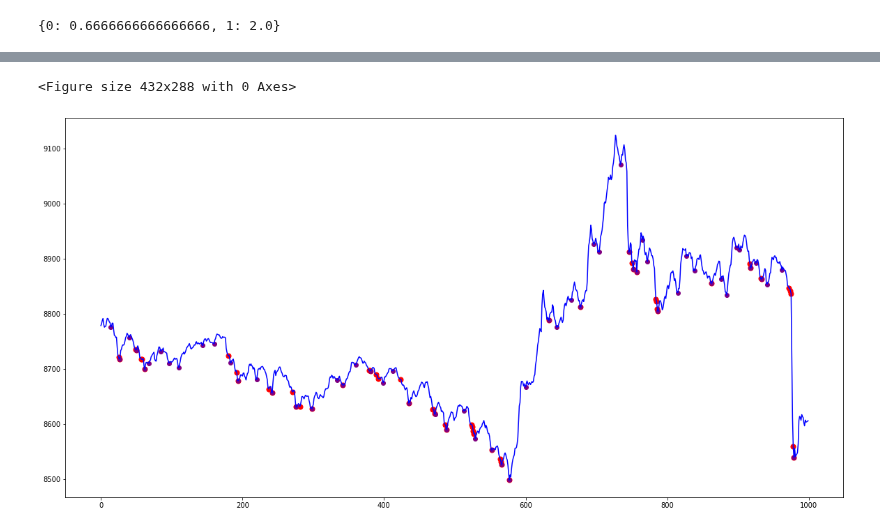
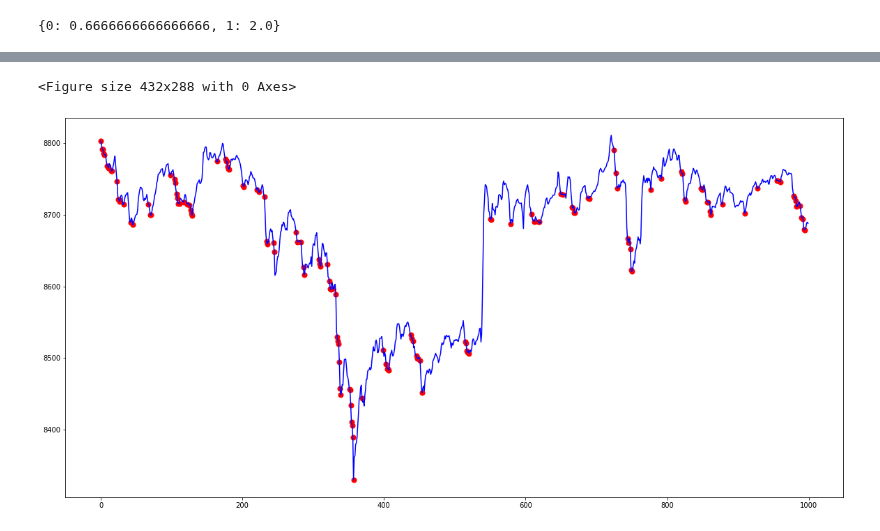
Before and after one commit to lowrollr/moonshot, a Jupyter notebook: back_testing/v2/research/notebooks/classification/ross's_notebook.ipynb, the cells around one changed output, grey strips where cells are left out. Drawn from its saved outputs; the diff is of its cells as text; code cells hidden in the pictures.

Commit message:
all of the changes for the reporting and also the tests in neural networks, ensemble classifiers, and real time with connecting the containers to each other

```diff
--- a/back_testing/v2/research/notebooks/classification/ross's_notebook.ipynb
+++ b/back_testing/v2/research/notebooks/classification/ross's_notebook.ipynb
@@ -23,9 +23,9 @@ from sklearn.linear_model import LogisticRegression
 nu = notebookUtils()
 model_name = "strawmaker"
 # %%
-dataset, features, indicators = nu.loadData(indicators=[('bop', 'close'),('optimal_v2', 'close')],
+dataset, features, indicators = nu.loadData(indicators=[('moh', 'time'), ('tod', 'time'), ('dow', 'time'), ('bop', 'close'),('optimal_v2', 'close')],
                             param_spec={},
-                            optimal_threshold={'buy':0.75},
+                            optimal_threshold={'buy':0.5},
                             spans=[{'indicator_name':'willr',
                                     'column_name': 'close',
                                     'param_name': 'period',
@@ -106,7 +106,7 @@ class_weights
 # %% [output]
 {0: 0.6666666666666666, 1: 2.0}
 # %%
-clf = XGBClassifier(random_state=69420, class_weight=class_weights, n_jobs=-1, n_estimators=100, criterion='gini', min_samples_leaf=2)
+clf = RandomForestClassifier(random_state=69420, class_weight=class_weights, n_jobs=-1, n_estimators=100, criterion='gini', min_samples_leaf=2)
 clf.fit(trainX.drop("close", axis=1).values, trainy.values)
 
 print(clf.score(testX.drop("close", axis=1).values, testy.values))
@@ -128,11 +120,11 @@ Parameters: { class_weight, criterion, min_samples_leaf } might not be used.
 # %%
-reduced_classified_data = nu.classifyPoints(clf, testX, predict_proba=True, proba_thresh=0.6, plot_optimal=True, optimal=testy)
+reduced_classified_data = nu.classifyPoints([clf], testX, predict_proba=True, proba_thresh=[0.5], plot_optimal=True, optimal=testy)
 # %%
-smaller_view_data = reduced_classified_data[800:1800]
+smaller_view_data = reduced_classified_data[00:1000]
 smaller_view_data.reset_index(inplace=True)
 # %%
-nu.graphPoints(smaller_view_data, mode="buy", plot_optimal=True)
+nu.graphPoints(smaller_view_data, mode="buy", plot_optimal=False)
 # %% [output]
 <Figure size 432x288 with 0 Axes>
-[figure, old version]
+[figure, new version]
 # %%
```
Also changed, not shown: parts of 4 cells of this notebook, 41 other files.
